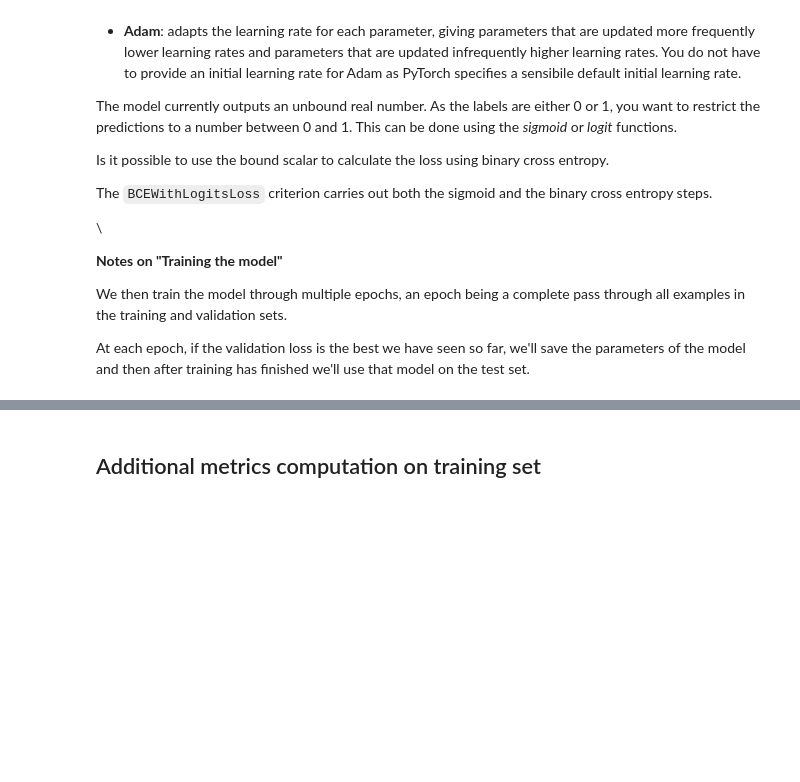
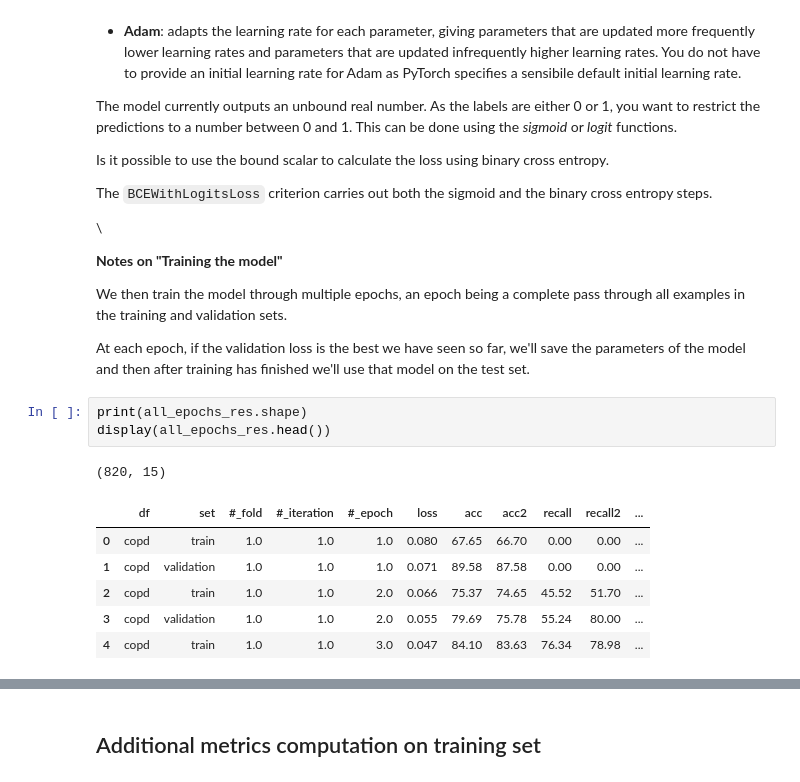
Before and after one commit to aliromagnoli/Baseline-Text-Classification, a Jupyter notebook: Neural_Network_approach.ipynb, the cells around one changed output, grey strips where cells are left out. Saved outputs shown, nothing was run; the diff lists cells and outputs as text; blank space fills up the shorter version.

```diff
--- a/Neural_Network_approach.ipynb
+++ b/Neural_Network_approach.ipynb
@@ -920,6 +931,17 @@ The `BCEWithLogitsLoss` criterion carries out both the sigmoid and the binary cr
 We then train the model through multiple epochs, an epoch being a complete pass through all examples in the training and validation sets.
 
 At each epoch, if the validation loss is the best we have seen so far, we'll save the parameters of the model and then after training has finished we'll use that model on the test set.
+# %%
+print(all_epochs_res.shape)
+display(all_epochs_res.head())
+# %% [output]
+(820, 15)
+|  | df | set | #_fold | #_iteration | #_epoch | loss | acc | acc2 | recall | recall2 | ... |
+| 0 | copd | train | 1.0 | 1.0 | 1.0 | 0.080 | 67.65 | 66.70 | 0.00 | 0.00 | ... |
+| 1 | copd | validation | 1.0 | 1.0 | 1.0 | 0.071 | 89.58 | 87.58 | 0.00 | 0.00 | ... |
+| 2 | copd | train | 1.0 | 1.0 | 2.0 | 0.066 | 75.37 | 74.65 | 45.52 | 51.70 | ... |
+| 3 | copd | validation | 1.0 | 1.0 | 2.0 | 0.055 | 79.69 | 75.78 | 55.24 | 80.00 | ... |
+| 4 | copd | train | 1.0 | 1.0 | 3.0 | 0.047 | 84.10 | 83.63 | 76.34 | 78.98 | ... |
 # %%
 print(res.shape)
 display(res.head())
```
Also changed, not shown: parts of 8 cells of this notebook, 3 other files.
